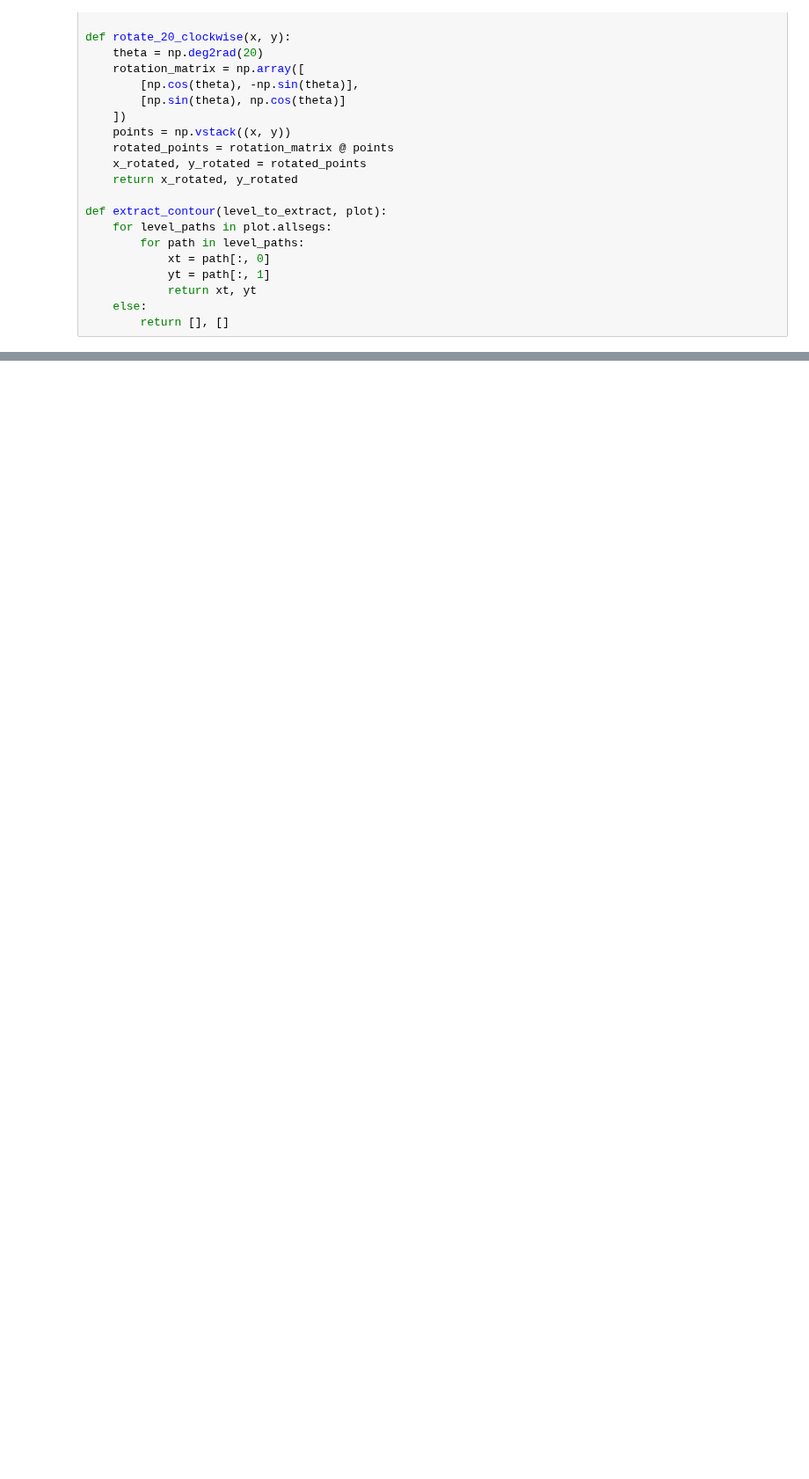
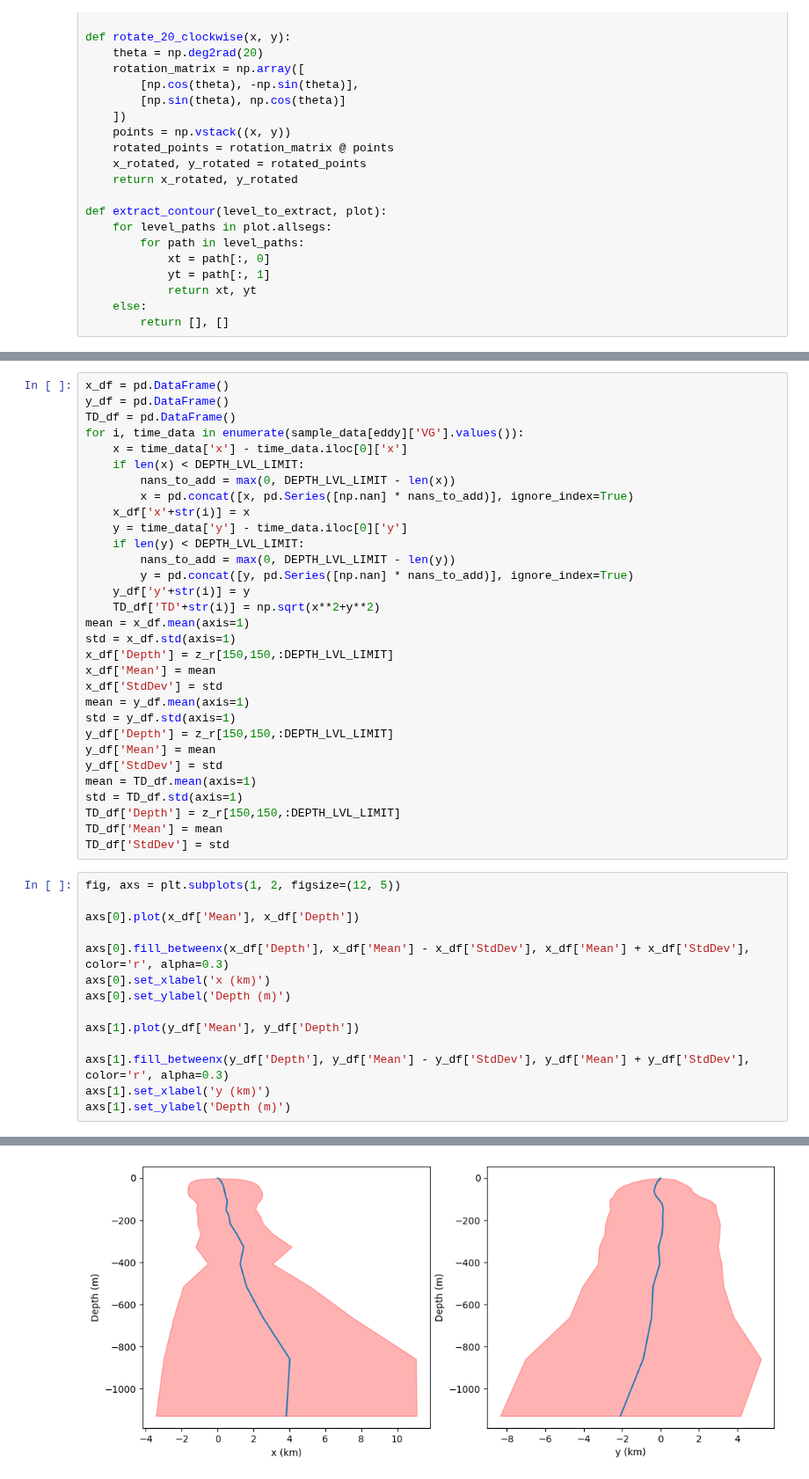
Before and after one commit to regdowse/UNSW-MRes, a Jupyter notebook: MRes/Eddy_Structure_Approaches/Test_Methods.ipynb, the cells around one changed output, grey strips where cells are left out. Shown at 88% size. Saved outputs shown, nothing was run; the diff lists cells and outputs as text; blank space fills up the shorter version.

```diff
--- a/MRes/Eddy_Structure_Approaches/Test_Methods.ipynb
+++ b/MRes/Eddy_Structure_Approaches/Test_Methods.ipynb
@@ -331,0 +789,46 @@ plt.show()
+# %%
+x_df = pd.DataFrame()
+y_df = pd.DataFrame()
+TD_df = pd.DataFrame()
+for i, time_data in enumerate(sample_data[eddy]['VG'].values()):
+    x = time_data['x'] - time_data.iloc[0]['x']
+    if len(x) < DEPTH_LVL_LIMIT:
+        nans_to_add = max(0, DEPTH_LVL_LIMIT - len(x))
+        x = pd.concat([x, pd.Series([np.nan] * nans_to_add)], ignore_index=True)
+    x_df['x'+str(i)] = x
+    y = time_data['y'] - time_data.iloc[0]['y']
+    if len(y) < DEPTH_LVL_LIMIT:
+        nans_to_add = max(0, DEPTH_LVL_LIMIT - len(y))
+        y = pd.concat([y, pd.Series([np.nan] * nans_to_add)], ignore_index=True)
+    y_df['y'+str(i)] = y
+    TD_df['TD'+str(i)] = np.sqrt(x**2+y**2)
+mean = x_df.mean(axis=1)
+std = x_df.std(axis=1)
+x_df['Depth'] = z_r[150,150,:DEPTH_LVL_LIMIT]
+x_df['Mean'] = mean
+x_df['StdDev'] = std
+mean = y_df.mean(axis=1)
+std = y_df.std(axis=1)
+y_df['Depth'] = z_r[150,150,:DEPTH_LVL_LIMIT]
+y_df['Mean'] = mean
+y_df['StdDev'] = std
+mean = TD_df.mean(axis=1)
+std = TD_df.std(axis=1)
+TD_df['Depth'] = z_r[150,150,:DEPTH_LVL_LIMIT]
+TD_df['Mean'] = mean
+TD_df['StdDev'] = std
+# %%
+fig, axs = plt.subplots(1, 2, figsize=(12, 5))
+
+axs[0].plot(x_df['Mean'], x_df['Depth'])
+
+axs[0].fill_betweenx(x_df['Depth'], x_df['Mean'] - x_df['StdDev'], x_df['Mean'] + x_df['StdDev'], color='r', alpha=0.3)
+axs[0].set_xlabel('x (km)')
+axs[0].set_ylabel('Depth (m)')
+
+axs[1].plot(y_df['Mean'], y_df['Depth'])
+
+axs[1].fill_betweenx(y_df['Depth'], y_df['Mean'] - y_df['StdDev'], y_df['Mean'] + y_df['StdDev'], color='r', alpha=0.3)
+axs[1].set_xlabel('y (km)')
+axs[1].set_ylabel('Depth (m)')
+# %% [output]
@@ -331,0 +836 @@ plt.show()
+[figure, added]
```
Also changed, not shown: parts of 15 cells of this notebook.
